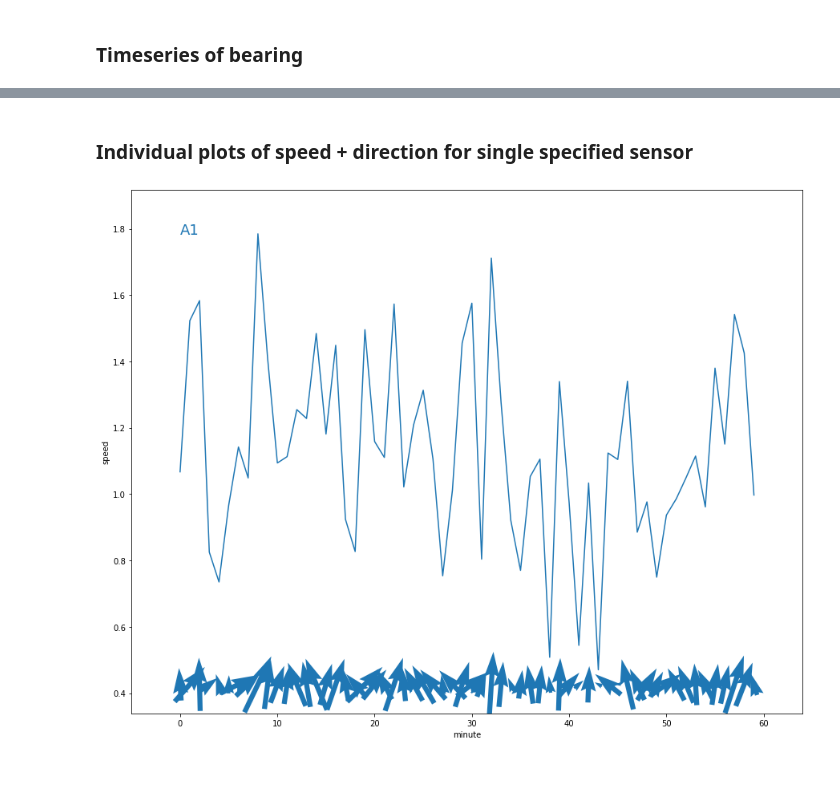
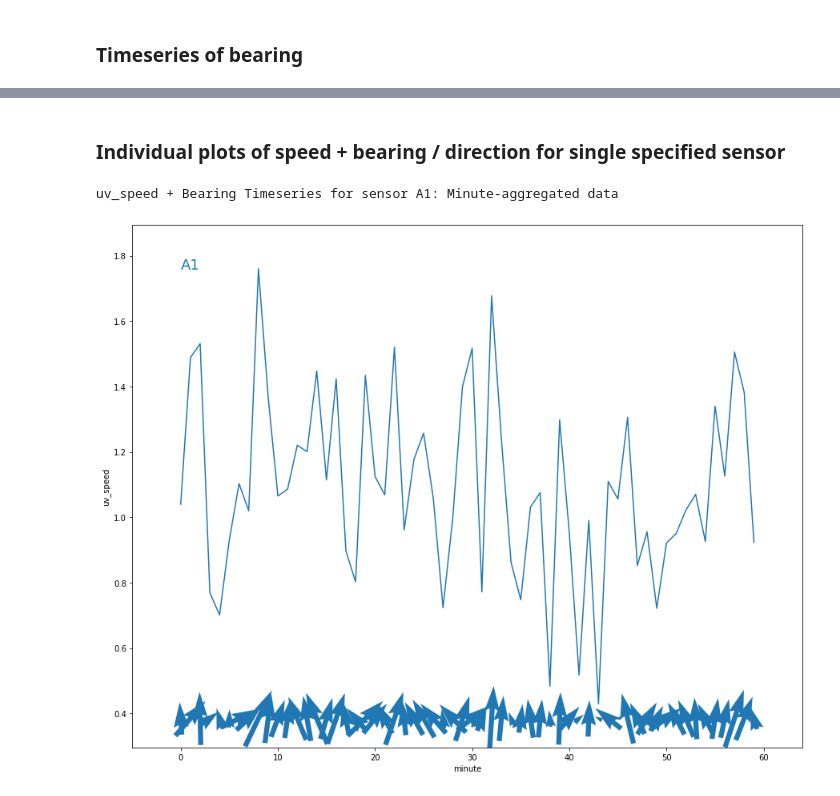
Before and after one commit to wfsi-data/wfsi-notebooks, a Jupyter notebook: sonic_dataset_demo.ipynb, the cells around one changed output, grey strips where cells are left out. Cells and saved outputs as stored; diff of their text form; code cells hidden in the pictures.

```diff
--- a/sonic_dataset_demo.ipynb
+++ b/sonic_dataset_demo.ipynb
@@ -251,10 +400,11 @@ for loc_dd in locations_dd.values():
 'NOTES - Unit: None - Definition: Notes.'
 # %%
 # import locations for specified burn
-burn_locs = pd.read_csv(os.path.join(local_source_dir, f'metadata/locations/Burn{burn_id}_Plot.csv'))
+locations_path = retrieve_dataset_file(f'metadata_locations_Burn{burn_id}_Plot.csv', xml_lookup)
+burn_locs = pd.read_csv(locations_path)
 
 unique_item_types = set()
 for i in burn_locs.loc[:, 'ITEM']:
     unique_item_types.add(i)
-print(f'Items in plot: {unique_item_types}')
+print(f'Items in plot locations: {unique_item_types}')
 # %% [output]
@@ -293,9 +443,16 @@ plt.show()
 # %% [markdown]
 ## Select Sonic Sensors
 # %%
-sonic_sensor_ids = ['Control']
+sonic_sensor_ids = []
+
+for fn in xml_lookup.keys():
+    if fn.endswith('_Sonic_Control.csv') and f'data_Burn{burn_id}_Sonic' in fn:
+        sonic_sensor_ids.append('Control')
+
+# sensors installed
 for loc_set in sonic_plot_locs:
     if loc_set[3].startswith('Sonic'):
         sonic_sensor_ids.append('_'.join(loc_set[3].split('_')[1:]))
-print(f'Burn {burn_id} sonic sensor ids: {sonic_sensor_ids}')
+
+print(f'Burn {burn_id} sonic sensor ids installed: {sonic_sensor_ids}')
 # %% [output]
@@ -339,0 +503,9 @@ for dd in data_dd.values():
+# %%
+# Get a list of the data files that match the data file structure (see flmd)
+sensor_file_list = []
+for fn in xml_lookup.keys():
+    if fn.startswith(f'data_Burn{burn_id}_Sonic_'):
+        sensor_file_list.append(fn)
+sensor_file_list.sort()
+
+display(sensor_file_list)
@@ -569,10 +773,10 @@ display(gen_stats(data_minute, var, 'minute', 1))
 # %%
 # dataset and dimension corresponding to the dataset
 # Options:
-#   raw data: ds = dataset; dim = 'time'
-#   minute data: ds = data_minute; dim = 'minute'
+#    raw data: ds = dataset; dim = 'time'; res = 'Raw'
+#    minute data: ds = data_minute; dim = 'minute'; res = 'Minute-aggregated'
 
-ds = data_minute; dim = 'minute'
+ds = data_minute; dim = 'minute'; res = 'Minute-aggregated'
 display(ds.id.values)
 # %% [output]
 array(['A1', 'A2', 'A3', 'A4', 'B1', 'B2', 'B3', 'B4', 'C1', 'C2', 'C3',
@@ -649,36 +858,38 @@ for idx in range(0, count):
 [figure]
 # %% [markdown]
-### Individual plots of speed + direction for single specified sensor
+### Individual plots of speed + bearing / direction for single specified sensor
 # %%
 sid = 'A1'
 sidx = get_id_indices(ds, [sid])[0]
 
 # select variable
-var = 'speed'
+var = 'uv_speed'
+print(f'{var} + Bearing Timeseries for sensor {sid}: {res} data')
 
 # slice data
 var_slice = ds[var].isel(dict(loc=sidx))
 u_slice = ds['u'].isel(dict(loc=sidx))
 v_slice = ds['v'].isel(dict(loc=sidx))
 try:
     scol = line_colors[sid]
 except:
     scol = 'black'
 
 # set up figure configuration
 ylim = [var_slice.min().values, var_slice.max().values]
 axs_buffer = [5, 0.1]
 
 # generate linear timeseries figure
 fig, axs = plt.subplots(figsize=(15, 12))
 axs.set_xlim([var_slice[dim][0] - axs_buffer[0], var_slice[dim][-1] + axs_buffer[0]])
 axs.set_ylim([ylim[0] - axs_buffer[1] * (ylim[1]-ylim[0]), ylim[1] + axs_buffer[1] * (ylim[1]-ylim[0])])
 axs.set_ylabel(var); axs.set_xlabel(dim)
 
 axs.plot(var_slice[dim], var_slice.values)
 Q = axs.quiver(var_slice[dim], np.full(var_slice[dim].shape[0], ylim[0] - axs_buffer[1]/3 * (ylim[1]-ylim[0])), u_slice.values, v_slice.values,
                pivot='mid', units='width', color=scol)
 qk = axs.quiverkey(Q, 0.9, 0.9, 1, r'$1 \frac{m}{s}$', labelpos='E', coordinates='figure')
 t = axs.text(var_slice[dim][0], ylim[1], sid, color=scol, fontsize=18)
 # %% [output]
+uv_speed + Bearing Timeseries for sensor A1: Minute-aggregated data
-[figure, old version]
+[figure, new version]
```
Also changed, not shown: parts of 32 cells of this notebook.
